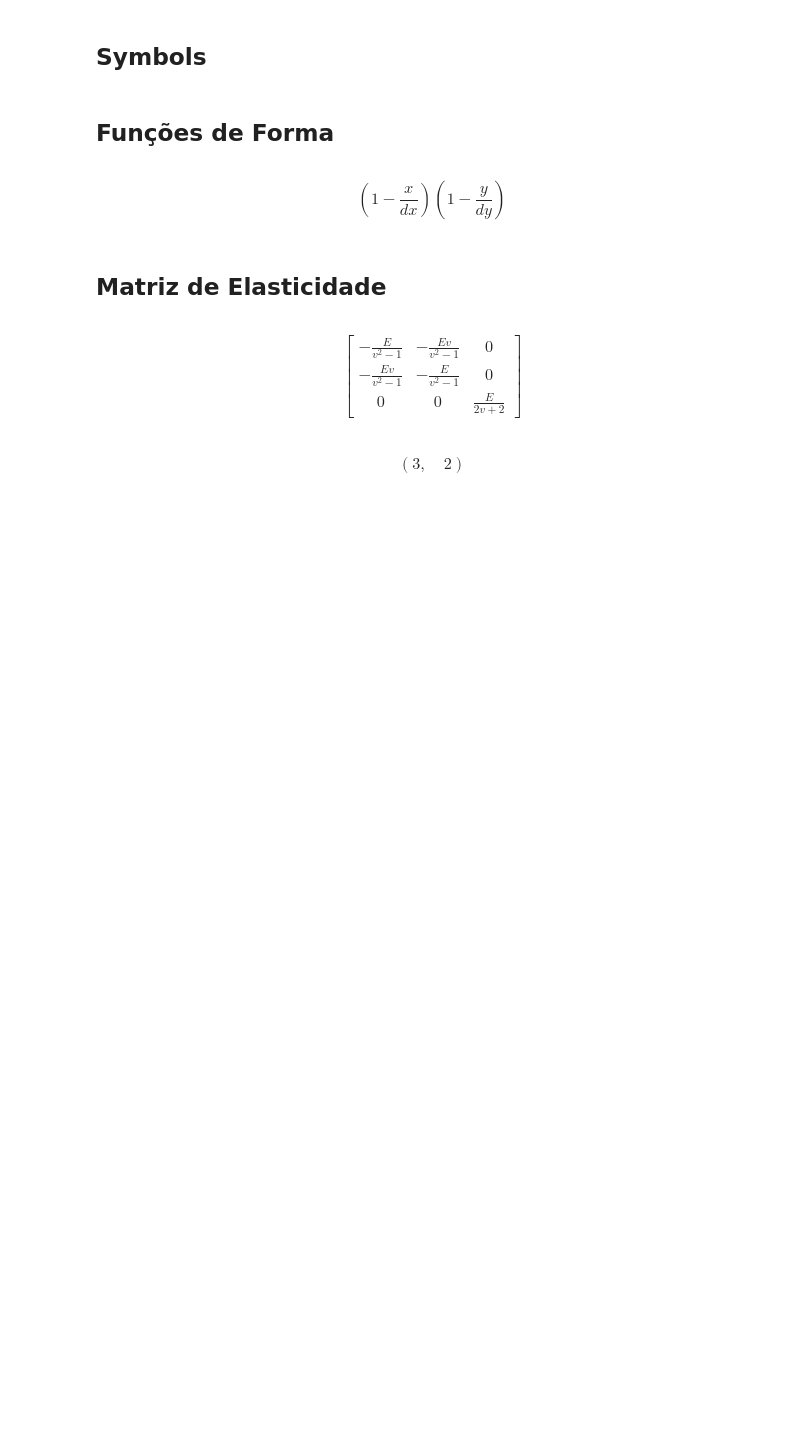
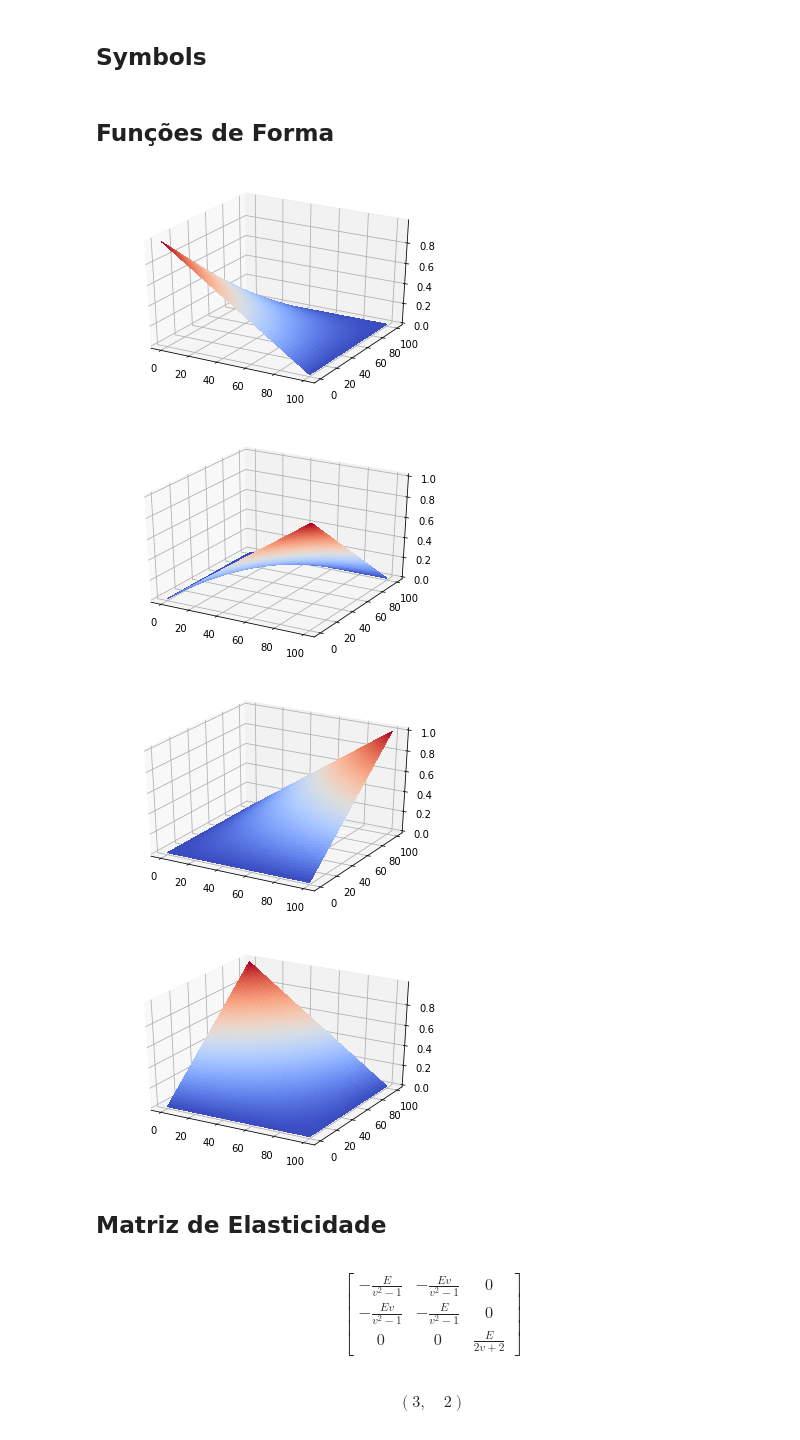
Before and after one commit to mtsodf/ppgi_elem, a Jupyter notebook: python/Heat2D/ElementoPlano.ipynb, the cells around one changed output. Cells and saved outputs as stored; diff of their text form; code cells hidden in the pictures; blank space fills up the shorter version.

```diff
--- a/python/Heat2D/ElementoPlano.ipynb
+++ b/python/Heat2D/ElementoPlano.ipynb
@@ -19,3 +15,9 @@ $$\sqrt{3} + 3$$
+# %%
+E_value = 1
+v_value = 0.25
+dx_value = 100
+dy_value = 100
+dz_value = 10000
 # %% [markdown]
 ## Symbols
 # %%
@@ -29,10 +31,38 @@ N1 = (1-x/dx)*(1-y/dy)
 N2 = (1-x/dx)*(0+y/dy)
 N3 = (0+x/dx)*(0+y/dy)
 N4 = (0+x/dx)*(1-y/dy)
-# %%
-N1
-# %% [output]
-$$\left(1 - \frac{x}{dx}\right) \left(1 - \frac{y}{dy}\right)$$
+# %%
+for N in [N1, N2, N3, N4]:
+
+    X = np.linspace(0, dx_value)
+    Y = np.linspace(0, dy_value)
+    n = len(X)
+    Z = np.zeros(n*n)
+
+
+
+    i = 0
+    for xx in X:
+        for yy in Y:
+            Z[i] = N.doit().subs(x, xx).subs(y, yy).subs(dx, dx_value).subs(dy, dy_value)
+            i += 1
+
+    X, Y = np.meshgrid(X, Y)
+
+    Z = np.reshape(Z, (n, n))
+
+
+    fig = plt.figure()
+    ax = fig.add_subplot(111, projection='3d')
+
+    ax.plot_surface(X, Y, Z, cmap=cm.coolwarm, linewidth=0, antialiased=False)
+
+    plt.show()
+# %% [output]
+[figure, added]
+[figure, added]
+[figure, added]
+[figure, added]
 # %% [markdown]
 ## Matriz de Elasticidade
 # %%
```
Also changed, not shown: parts of 31 cells of this notebook, 1 other file.
